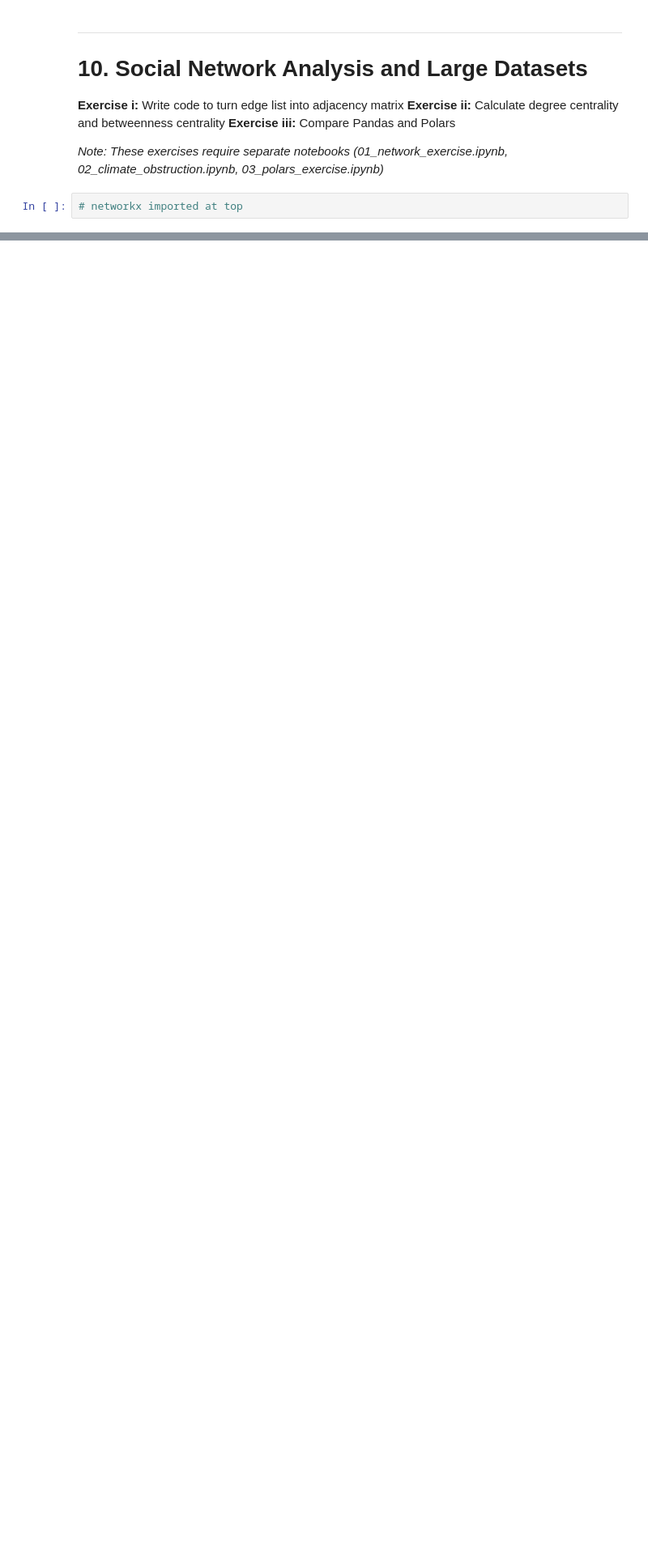
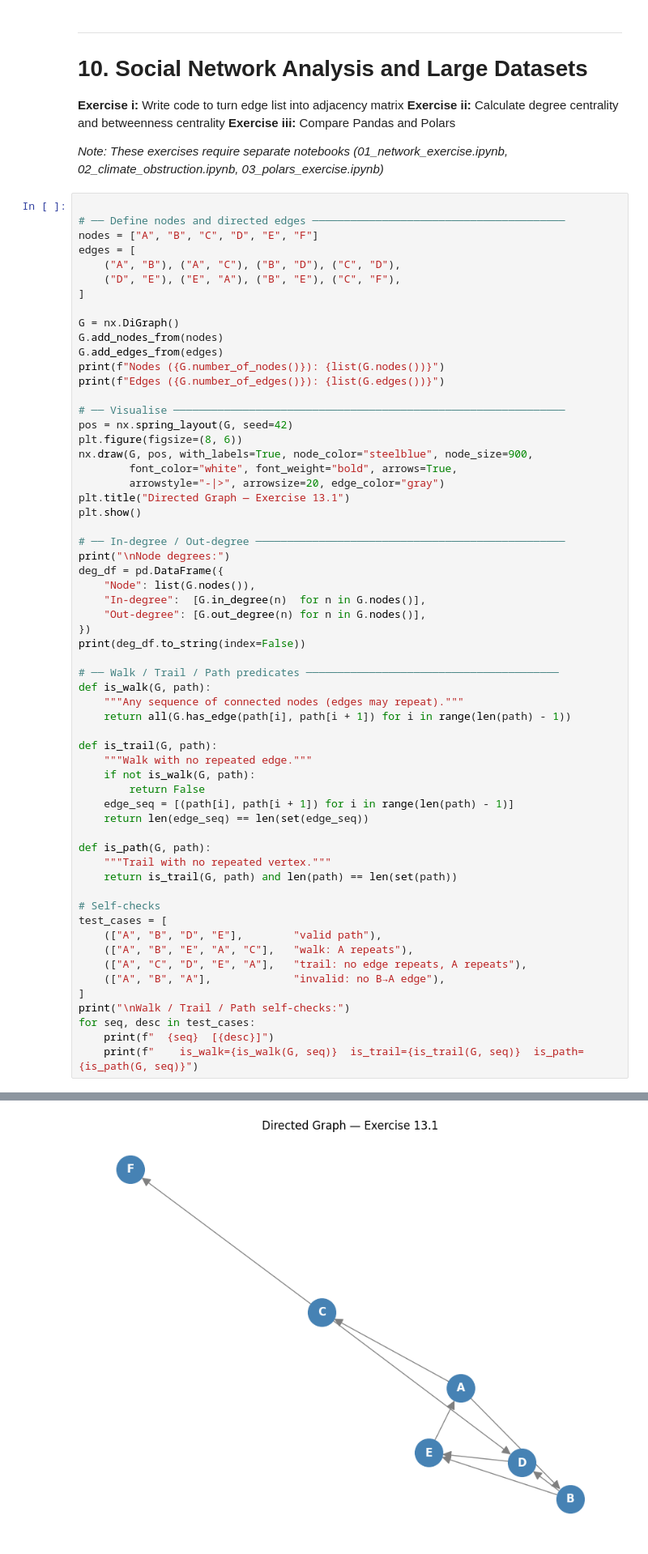
Before and after one commit to X1las/DaT, a Jupyter notebook: exam_handin_jwsc.ipynb, the cells around one changed output, grey strips where cells are left out. Shown at 81% size. Saved outputs shown, nothing was run; the diff lists cells and outputs as text; blank space fills up the shorter version.

Commit message:
added files and exercises

```diff
--- a/exam_handin_jwsc.ipynb
+++ b/exam_handin_jwsc.ipynb
@@ -1436,4 +1506,63 @@ Adjusted Rand Index (1=identical, 0=random, measures agreement between methods):
 
 *Note: These exercises require separate notebooks (01_network_exercise.ipynb, 02_climate_obstruction.ipynb, 03_polars_exercise.ipynb)*
 # %%
-# networkx imported at top
+
+# ── Define nodes and directed edges ────────────────────────────────────────
+nodes = ["A", "B", "C", "D", "E", "F"]
+edges = [
+    ("A", "B"), ("A", "C"), ("B", "D"), ("C", "D"),
+    ("D", "E"), ("E", "A"), ("B", "E"), ("C", "F"),
+]
+
+G = nx.DiGraph()
+G.add_nodes_from(nodes)
+G.add_edges_from(edges)
+print(f"Nodes ({G.number_of_nodes()}): {list(G.nodes())}")
+print(f"Edges ({G.number_of_edges()}): {list(G.edges())}")
+
+# ── Visualise ──────────────────────────────────────────────────────────────
+pos = nx.spring_layout(G, seed=42)
+plt.figure(figsize=(8, 6))
+nx.draw(G, pos, with_labels=True, node_color="steelblue", node_size=900,
+        font_color="white", font_weight="bold", arrows=True,
+        arrowstyle="-|>", arrowsize=20, edge_color="gray")
+plt.title("Directed Graph — Exercise 13.1")
+plt.show()
+
+# ── In-degree / Out-degree ─────────────────────────────────────────────────
+print("\nNode degrees:")
+deg_df = pd.DataFrame({
+    "Node": list(G.nodes()),
+    "In-degree":  [G.in_degree(n)  for n in G.nodes()],
+    "Out-degree": [G.out_degree(n) for n in G.nodes()],
+})
+print(deg_df.to_string(index=False))
+
+# ── Walk / Trail / Path predicates ────────────────────────────────────────
+def is_walk(G, path):
+    """Any sequence of connected nodes (edges may repeat)."""
+    return all(G.has_edge(path[i], path[i + 1]) for i in range(len(path) - 1))
+
+def is_trail(G, path):
+    """Walk with no repeated edge."""
+    if not is_walk(G, path):
+        return False
+    edge_seq = [(path[i], path[i + 1]) for i in range(len(path) - 1)]
+    return len(edge_seq) == len(set(edge_seq))
+
+def is_path(G, path):
+    """Trail with no repeated vertex."""
+    return is_trail(G, path) and len(path) == len(set(path))
+
+# Self-checks
+test_cases = [
+    (["A", "B", "D", "E"],        "valid path"),
+    (["A", "B", "E", "A", "C"],   "walk: A repeats"),
+    (["A", "C", "D", "E", "A"],   "trail: no edge repeats, A repeats"),
+    (["A", "B", "A"],             "invalid: no B→A edge"),
+]
+print("\nWalk / Trail / Path self-checks:")
+for seq, desc in test_cases:
+    print(f"  {seq}  [{desc}]")
+    print(f"    is_walk={is_walk(G, seq)}  is_trail={is_trail(G, seq)}  is_path={is_path(G, seq)}")
+# %% [output]
@@ -1439,0 +1571 @@ Adjusted Rand Index (1=identical, 0=random, measures agreement between methods):
+[figure, added]
```
Also changed, not shown: parts of 16 cells of this notebook, 3 other files.
